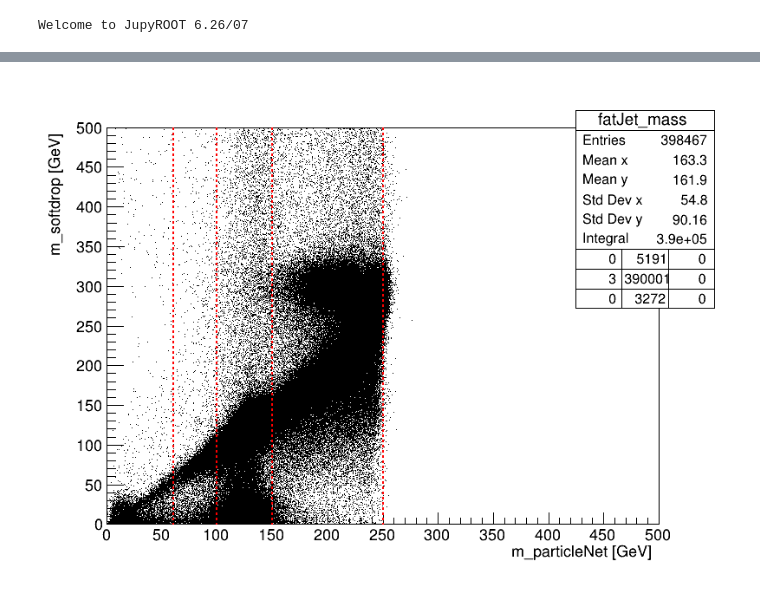
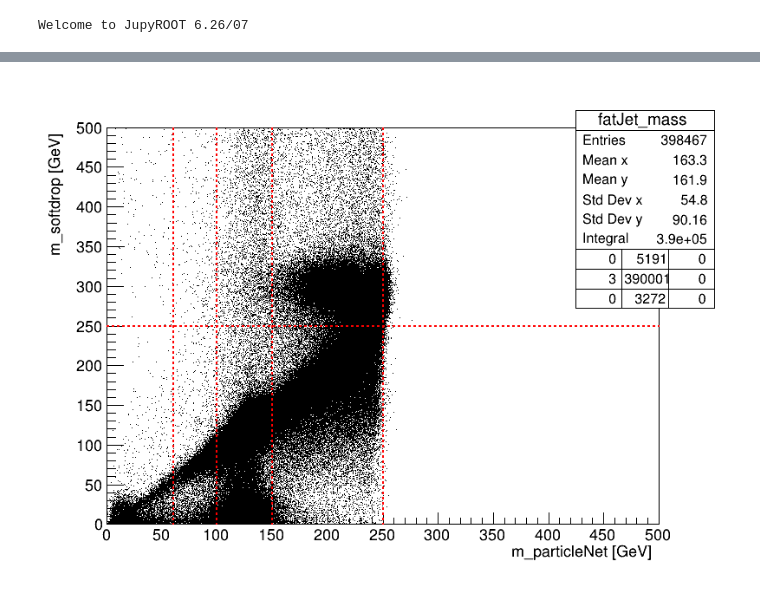
Before and after one commit to CMS-H3PO/H3PO, a Jupyter notebook: notebooks/particleNet_vs_softdrop.ipynb, the cells around one changed output, grey strips where cells are left out. Saved outputs shown, nothing was run; the diff lists cells and outputs as text; code cells hidden in the pictures.

```diff
--- a/notebooks/particleNet_vs_softdrop.ipynb
+++ b/notebooks/particleNet_vs_softdrop.ipynb
@@ -100,36 +100,43 @@ line2 = ROOT.TLine(100, 0, 100, 500)
 line3 = ROOT.TLine(150, 0, 150, 500)
 line4 = ROOT.TLine(250, 0, 250, 500)
 line5 = ROOT.TLine(60, 0, 60, 500)
+line6 = ROOT.TLine(0, 250, 500, 250)
 
 line1.SetLineColor(ROOT.kRed)
 line1.SetLineWidth(2)
 line1.SetLineStyle(2)
 
 line2.SetLineColor(ROOT.kRed)
 line2.SetLineWidth(2)
 line2.SetLineStyle(2)
 
 line3.SetLineColor(ROOT.kRed)
 line3.SetLineWidth(2)
 line3.SetLineStyle(2)
 
 line4.SetLineColor(ROOT.kRed)
 line4.SetLineWidth(2)
 line4.SetLineStyle(2)
 
 line5.SetLineColor(ROOT.kRed)
 line5.SetLineWidth(2)
 line5.SetLineStyle(2)
 
+line6.SetLineColor(ROOT.kRed)
+line6.SetLineWidth(2)
+line6.SetLineStyle(2)
+
+
 line1.Draw()
 line2.Draw()
 line3.Draw()
 line4.Draw()
 line5.Draw()
+line6.Draw()
 
 
 
 c.Update()
 c.Draw()
 # %% [output]
-[figure, old version]
+[figure, new version]
```
Also changed, not shown: parts of 1 cell of this notebook, 9 other files.
